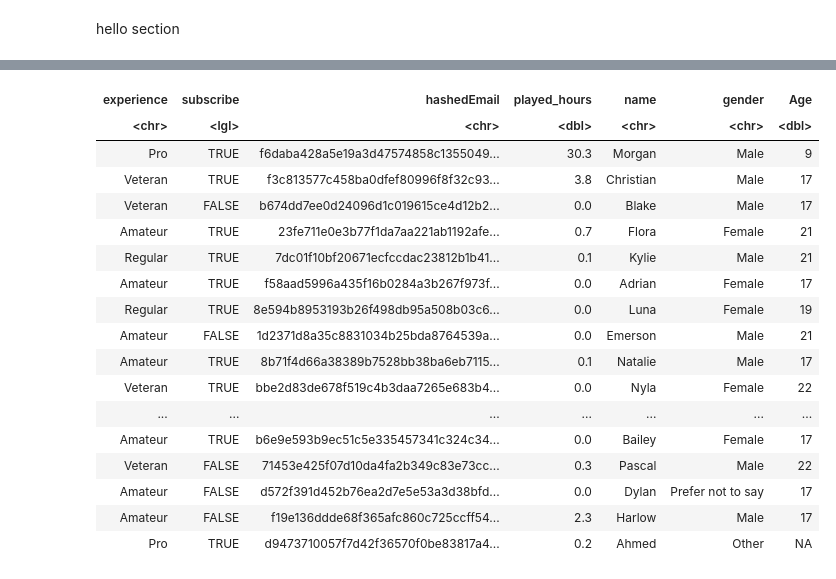
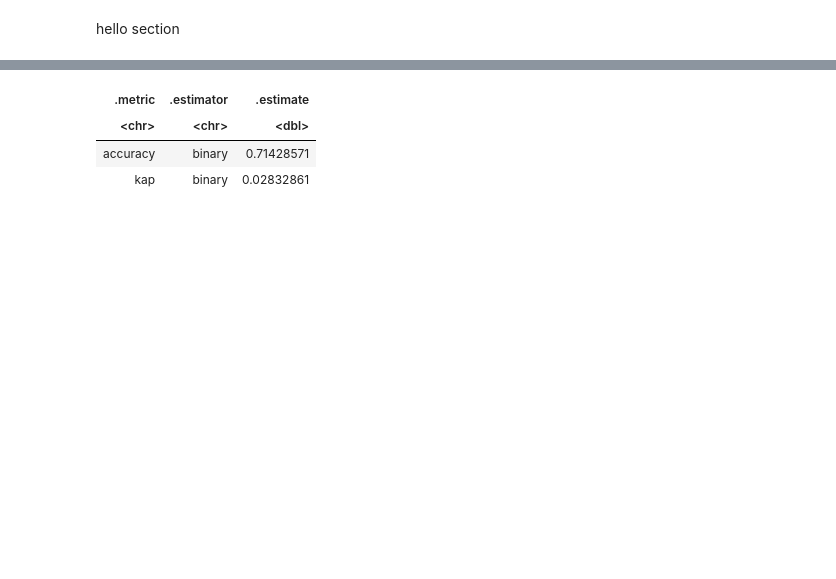
Before and after one commit to YiyangChen-6/25-summerterm-project, a Jupyter notebook: project.ipynb, the cells around one changed output, grey strips where cells are left out. Saved outputs shown, nothing was run; the diff lists cells and outputs as text; code cells hidden in the pictures; blank space fills up the shorter version.

```diff
--- a/project.ipynb
+++ b/project.ipynb
@@ -2,10 +2,77 @@
 hello section
 # %%
 library(tidyverse)
+library(repr)
+library(tidymodels)
 players <- read_csv("players.csv")
-players
 sessions <- read_csv("sessions.csv")
-sessions
+
+players <- players|>
+mutate(subscribe = as.factor(subscribe))|>
+mutate(scaled_played_hours = scale(played_hours, center = TRUE))|>
+mutate(scaled_Age = scale(Age, center = TRUE))
+
+set.seed(1234)
+players_split <- initial_split(players, strata = subscribe)
+train_split <- training(players_split)
+test_split <- testing(players_split)
+
+player_recipe <- recipe(subscribe ~ scaled_played_hours + scaled_Age + gender + experience, data = train_split)
+
+player_vfold <- vfold_cv(players, v = 5, strata = subscribe)
+
+knn_model <- nearest_neighbor(neighbors = tune(), weight_func = "rectangular") |>
+  set_engine("kknn") |>
+  set_mode("classification")
+
+p_vals <- tibble(neighbors = seq(from = 1, to = 10, by = 1))
+
+player_result <- workflow() |>
+add_recipe(player_recipe)|>
+add_model(knn_model)|>
+tune_grid(resamples = player_vfold, grid = p_vals) |>
+collect_metrics()
+
+accuracies <- player_result |>
+       filter(.metric == "accuracy")
+
+accuracy_versus_k <- ggplot(accuracies, aes(x = neighbors, y = mean))+
+       geom_point() +
+       geom_line() +
+       labs(x = "Neighbors", y = "Accuracy Estimate") +
+       scale_x_continuous(breaks = seq(0, 14, by = 1)) +  # adjusting the x-axis
+       scale_y_continuous(limits = c(0.4, 1.0)) # adjusting the y-axis
+
+
+best_k <- accuracies |>
+arrange(desc(mean)) |>
+slice(1)
+
+# neighbors = 9 are the highest
+final_knn <- nearest_neighbor(neighbor = 9, weight_func = "rectangular")|>
+set_engine("kknn")|>
+set_mode("classification")
+
+final_workflow <- workflow() |>
+  add_recipe(player_recipe) |>
+  add_model(final_knn)
+
+final_fit <- final_workflow |>
+  fit(data = train_split)
+
+test_predictions <- predict(final_fit, test_split) |>
+  bind_cols(test_split)
+
+metrics <- test_predictions |>
+  metrics(truth = subscribe, estimate = .pred_class)
+
+metrics
+
+
+conf <- test_predictions |>
+  conf_mat(truth = subscribe, estimate = .pred_class)
+conf
+best_k
 # %% [output]
 Rows: 196 Columns: 7
 ── Column specification ────────────────────────────────────────────────────────
@@ -20,18 +95,4 @@ A spec_tbl_df: 196 × 7
-| experience | subscribe | hashedEmail | played_hours | name | gender | Age |
-| <chr> | <lgl> | <chr> | <dbl> | <chr> | <chr> | <dbl> |
-| Pro | TRUE | f6daba428a5e19a3d47574858c1355049... | 30.3 | Morgan | Male | 9 |
-| Veteran | TRUE | f3c813577c458ba0dfef80996f8f32c93... | 3.8 | Christian | Male | 17 |
-| Veteran | FALSE | b674dd7ee0d24096d1c019615ce4d12b2... | 0.0 | Blake | Male | 17 |
-| Amateur | TRUE | 23fe711e0e3b77f1da7aa221ab1192afe... | 0.7 | Flora | Female | 21 |
-| Regular | TRUE | 7dc01f10bf20671ecfccdac23812b1b41... | 0.1 | Kylie | Male | 21 |
-| Amateur | TRUE | f58aad5996a435f16b0284a3b267f973f... | 0.0 | Adrian | Female | 17 |
-| Regular | TRUE | 8e594b8953193b26f498db95a508b03c6... | 0.0 | Luna | Female | 19 |
-| Amateur | FALSE | 1d2371d8a35c8831034b25bda8764539a... | 0.0 | Emerson | Male | 21 |
-| Amateur | TRUE | 8b71f4d66a38389b7528bb38ba6eb7115... | 0.1 | Natalie | Male | 17 |
-| Veteran | TRUE | bbe2d83de678f519c4b3daa7265e683b4... | 0.0 | Nyla | Female | 22 |
-| ... | ... | ... | ... | ... | ... | ... |
-| Amateur | TRUE | b6e9e593b9ec51c5e335457341c324c34... | 0.0 | Bailey | Female | 17 |
-| Veteran | FALSE | 71453e425f07d10da4fa2b349c83e73cc... | 0.3 | Pascal | Male | 22 |
-| Amateur | FALSE | d572f391d452b76ea2d7e5e53a3d38bfd... | 0.0 | Dylan | Prefer not to say | 17 |
-| Amateur | FALSE | f19e136ddde68f365afc860c725ccff54... | 2.3 | Harlow | Male | 17 |
-| Pro | TRUE | d9473710057f7d42f36570f0be83817a4... | 0.2 | Ahmed | Other | NA |
+| .metric | .estimator | .estimate |
+| <chr> | <chr> | <dbl> |
+| accuracy | binary | 0.71428571 |
+| kap | binary | 0.02832861 |
```
Also changed, not shown: parts of 7 cells of this notebook.
